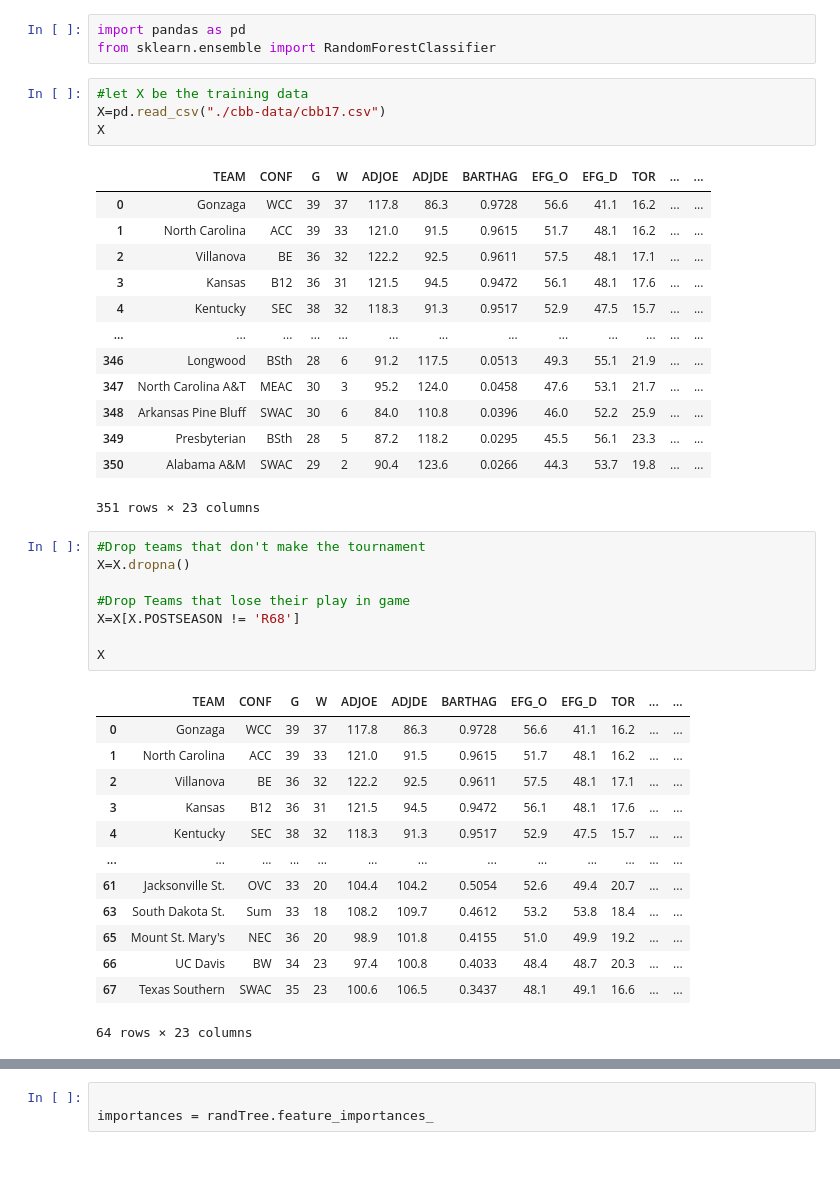
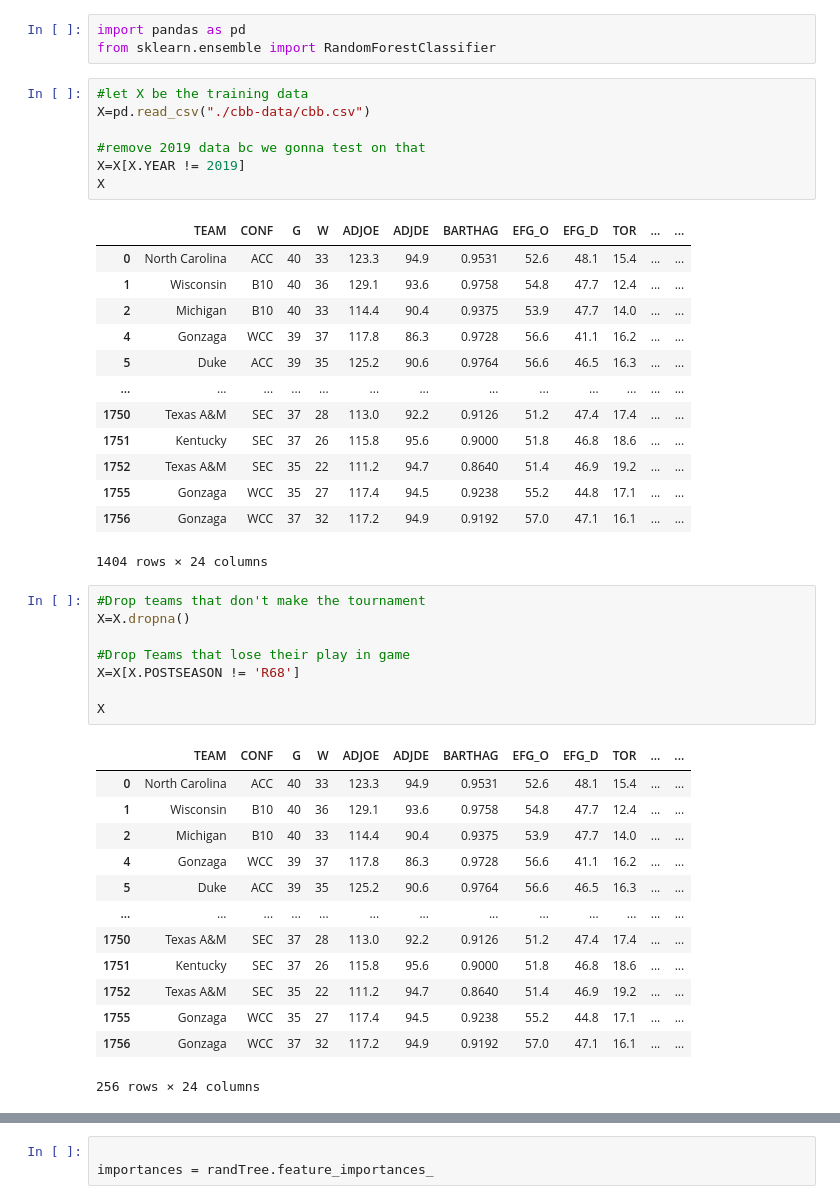
Before and after one commit to COMP562-Machine-Learning-March-Madness/Final-Project, a Jupyter notebook: randomForest.ipynb, the cells around one changed output, grey strips where cells are left out. Drawn from its saved outputs; the diff is of its cells as text; blank space fills up the shorter version.

```diff
--- a/randomForest.ipynb
+++ b/randomForest.ipynb
@@ -3,22 +3,25 @@ import pandas as pd
 from sklearn.ensemble import RandomForestClassifier
 # %%
 #let X be the training data
-X=pd.read_csv("./cbb-data/cbb17.csv")
+X=pd.read_csv("./cbb-data/cbb.csv")
+
+#remove 2019 data bc we gonna test on that
+X=X[X.YEAR != 2019]
 X
 # %% [output]
 |  | TEAM | CONF | G | W | ADJOE | ADJDE | BARTHAG | EFG_O | EFG_D | TOR | ... | ... |
-| 0 | Gonzaga | WCC | 39 | 37 | 117.8 | 86.3 | 0.9728 | 56.6 | 41.1 | 16.2 | ... | ... |
-| 1 | North Carolina | ACC | 39 | 33 | 121.0 | 91.5 | 0.9615 | 51.7 | 48.1 | 16.2 | ... | ... |
-| 2 | Villanova | BE | 36 | 32 | 122.2 | 92.5 | 0.9611 | 57.5 | 48.1 | 17.1 | ... | ... |
-| 3 | Kansas | B12 | 36 | 31 | 121.5 | 94.5 | 0.9472 | 56.1 | 48.1 | 17.6 | ... | ... |
-| 4 | Kentucky | SEC | 38 | 32 | 118.3 | 91.3 | 0.9517 | 52.9 | 47.5 | 15.7 | ... | ... |
+| 0 | North Carolina | ACC | 40 | 33 | 123.3 | 94.9 | 0.9531 | 52.6 | 48.1 | 15.4 | ... | ... |
+| 1 | Wisconsin | B10 | 40 | 36 | 129.1 | 93.6 | 0.9758 | 54.8 | 47.7 | 12.4 | ... | ... |
+| 2 | Michigan | B10 | 40 | 33 | 114.4 | 90.4 | 0.9375 | 53.9 | 47.7 | 14.0 | ... | ... |
+| 4 | Gonzaga | WCC | 39 | 37 | 117.8 | 86.3 | 0.9728 | 56.6 | 41.1 | 16.2 | ... | ... |
+| 5 | Duke | ACC | 39 | 35 | 125.2 | 90.6 | 0.9764 | 56.6 | 46.5 | 16.3 | ... | ... |
 | ... | ... | ... | ... | ... | ... | ... | ... | ... | ... | ... | ... | ... |
-| 346 | Longwood | BSth | 28 | 6 | 91.2 | 117.5 | 0.0513 | 49.3 | 55.1 | 21.9 | ... | ... |
-| 347 | North Carolina A&T | MEAC | 30 | 3 | 95.2 | 124.0 | 0.0458 | 47.6 | 53.1 | 21.7 | ... | ... |
-| 348 | Arkansas Pine Bluff | SWAC | 30 | 6 | 84.0 | 110.8 | 0.0396 | 46.0 | 52.2 | 25.9 | ... | ... |
-| 349 | Presbyterian | BSth | 28 | 5 | 87.2 | 118.2 | 0.0295 | 45.5 | 56.1 | 23.3 | ... | ... |
-| 350 | Alabama A&M | SWAC | 29 | 2 | 90.4 | 123.6 | 0.0266 | 44.3 | 53.7 | 19.8 | ... | ... |
+| 1750 | Texas A&M | SEC | 37 | 28 | 113.0 | 92.2 | 0.9126 | 51.2 | 47.4 | 17.4 | ... | ... |
+| 1751 | Kentucky | SEC | 37 | 26 | 115.8 | 95.6 | 0.9000 | 51.8 | 46.8 | 18.6 | ... | ... |
+| 1752 | Texas A&M | SEC | 35 | 22 | 111.2 | 94.7 | 0.8640 | 51.4 | 46.9 | 19.2 | ... | ... |
+| 1755 | Gonzaga | WCC | 35 | 27 | 117.4 | 94.5 | 0.9238 | 55.2 | 44.8 | 17.1 | ... | ... |
+| 1756 | Gonzaga | WCC | 37 | 32 | 117.2 | 94.9 | 0.9192 | 57.0 | 47.1 | 16.1 | ... | ... |
-351 rows × 23 columns
+1404 rows × 24 columns
 # %%
 #Drop teams that don't make the tournament
 X=X.dropna()
@@ -29,18 +32,18 @@ X=X[X.POSTSEASON != 'R68']
 X
 # %% [output]
 |  | TEAM | CONF | G | W | ADJOE | ADJDE | BARTHAG | EFG_O | EFG_D | TOR | ... | ... |
-| 0 | Gonzaga | WCC | 39 | 37 | 117.8 | 86.3 | 0.9728 | 56.6 | 41.1 | 16.2 | ... | ... |
-| 1 | North Carolina | ACC | 39 | 33 | 121.0 | 91.5 | 0.9615 | 51.7 | 48.1 | 16.2 | ... | ... |
-| 2 | Villanova | BE | 36 | 32 | 122.2 | 92.5 | 0.9611 | 57.5 | 48.1 | 17.1 | ... | ... |
-| 3 | Kansas | B12 | 36 | 31 | 121.5 | 94.5 | 0.9472 | 56.1 | 48.1 | 17.6 | ... | ... |
-| 4 | Kentucky | SEC | 38 | 32 | 118.3 | 91.3 | 0.9517 | 52.9 | 47.5 | 15.7 | ... | ... |
+| 0 | North Carolina | ACC | 40 | 33 | 123.3 | 94.9 | 0.9531 | 52.6 | 48.1 | 15.4 | ... | ... |
+| 1 | Wisconsin | B10 | 40 | 36 | 129.1 | 93.6 | 0.9758 | 54.8 | 47.7 | 12.4 | ... | ... |
+| 2 | Michigan | B10 | 40 | 33 | 114.4 | 90.4 | 0.9375 | 53.9 | 47.7 | 14.0 | ... | ... |
+| 4 | Gonzaga | WCC | 39 | 37 | 117.8 | 86.3 | 0.9728 | 56.6 | 41.1 | 16.2 | ... | ... |
+| 5 | Duke | ACC | 39 | 35 | 125.2 | 90.6 | 0.9764 | 56.6 | 46.5 | 16.3 | ... | ... |
 | ... | ... | ... | ... | ... | ... | ... | ... | ... | ... | ... | ... | ... |
-| 61 | Jacksonville St. | OVC | 33 | 20 | 104.4 | 104.2 | 0.5054 | 52.6 | 49.4 | 20.7 | ... | ... |
-| 63 | South Dakota St. | Sum | 33 | 18 | 108.2 | 109.7 | 0.4612 | 53.2 | 53.8 | 18.4 | ... | ... |
-| 65 | Mount St. Mary's | NEC | 36 | 20 | 98.9 | 101.8 | 0.4155 | 51.0 | 49.9 | 19.2 | ... | ... |
-| 66 | UC Davis | BW | 34 | 23 | 97.4 | 100.8 | 0.4033 | 48.4 | 48.7 | 20.3 | ... | ... |
-| 67 | Texas Southern | SWAC | 35 | 23 | 100.6 | 106.5 | 0.3437 | 48.1 | 49.1 | 16.6 | ... | ... |
+| 1750 | Texas A&M | SEC | 37 | 28 | 113.0 | 92.2 | 0.9126 | 51.2 | 47.4 | 17.4 | ... | ... |
+| 1751 | Kentucky | SEC | 37 | 26 | 115.8 | 95.6 | 0.9000 | 51.8 | 46.8 | 18.6 | ... | ... |
+| 1752 | Texas A&M | SEC | 35 | 22 | 111.2 | 94.7 | 0.8640 | 51.4 | 46.9 | 19.2 | ... | ... |
+| 1755 | Gonzaga | WCC | 35 | 27 | 117.4 | 94.5 | 0.9238 | 55.2 | 44.8 | 17.1 | ... | ... |
+| 1756 | Gonzaga | WCC | 37 | 32 | 117.2 | 94.9 | 0.9192 | 57.0 | 47.1 | 16.1 | ... | ... |
-64 rows × 23 columns
+256 rows × 24 columns
 # %%
 #Map Postseason columns to tournament games won
 X=X.replace({'Champions': 6, '2ND': 5, 'F4':4, 'E8':3, 'S16':2,  'R32':1, 'R64':0})
```
Also changed, not shown: parts of 8 cells of this notebook.
